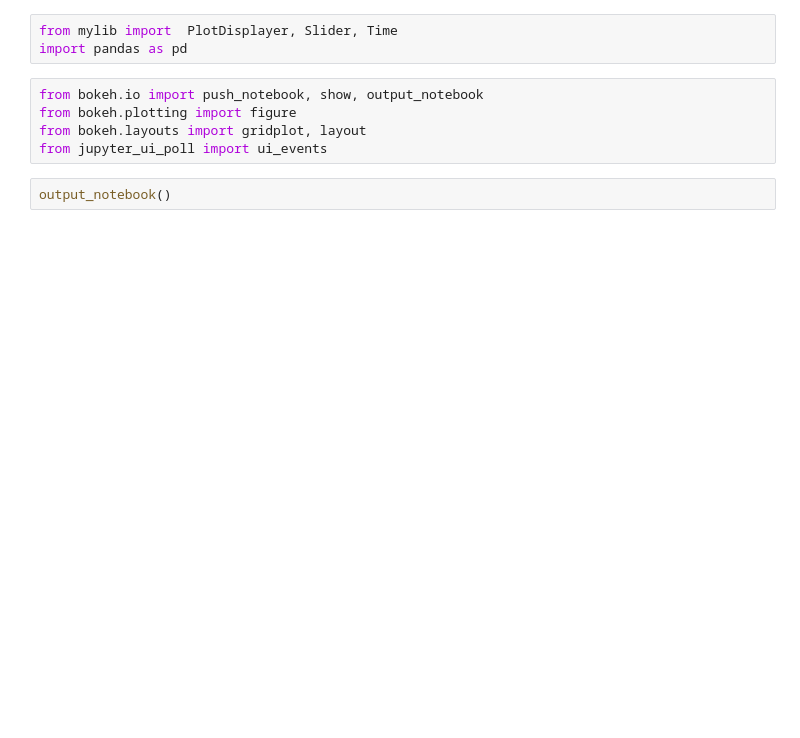
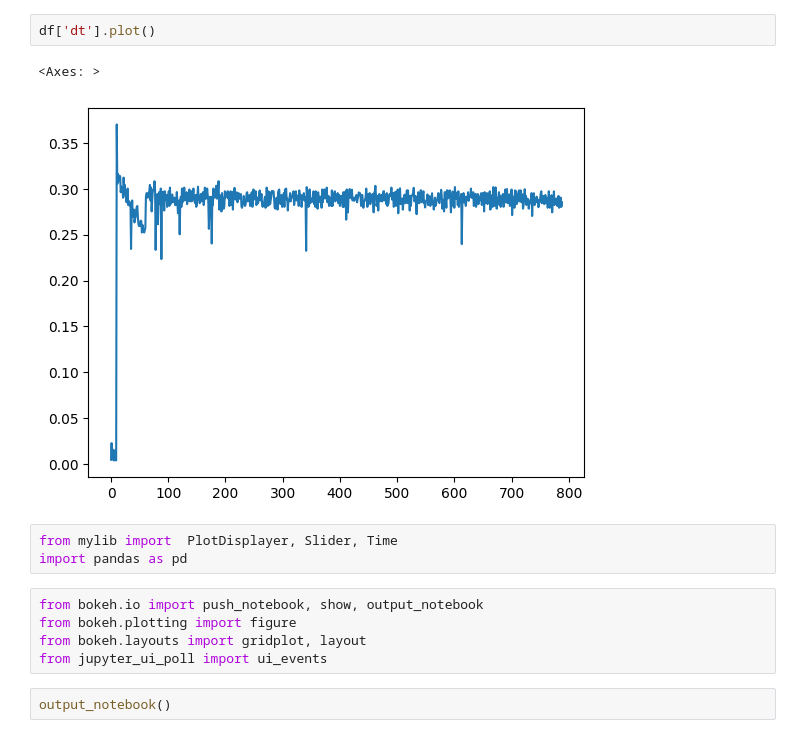
Before and after one commit to korbash/table_control, a Jupyter notebook: test_async.ipynb, the cells around one changed output. Drawn from its saved outputs; the diff is of its cells as text; blank space fills up the shorter version.

```diff
--- a/test_async.ipynb
+++ b/test_async.ipynb
@@ -1,3 +16,8 @@
+# %%
+df['dt'].plot()
+# %% [output]
+<Axes: >
+[figure, added]
 # %%
 from mylib import  PlotDisplayer, Slider, Time
 import pandas as pd
```
Also changed, not shown: parts of 4 cells of this notebook, 2 other files.
